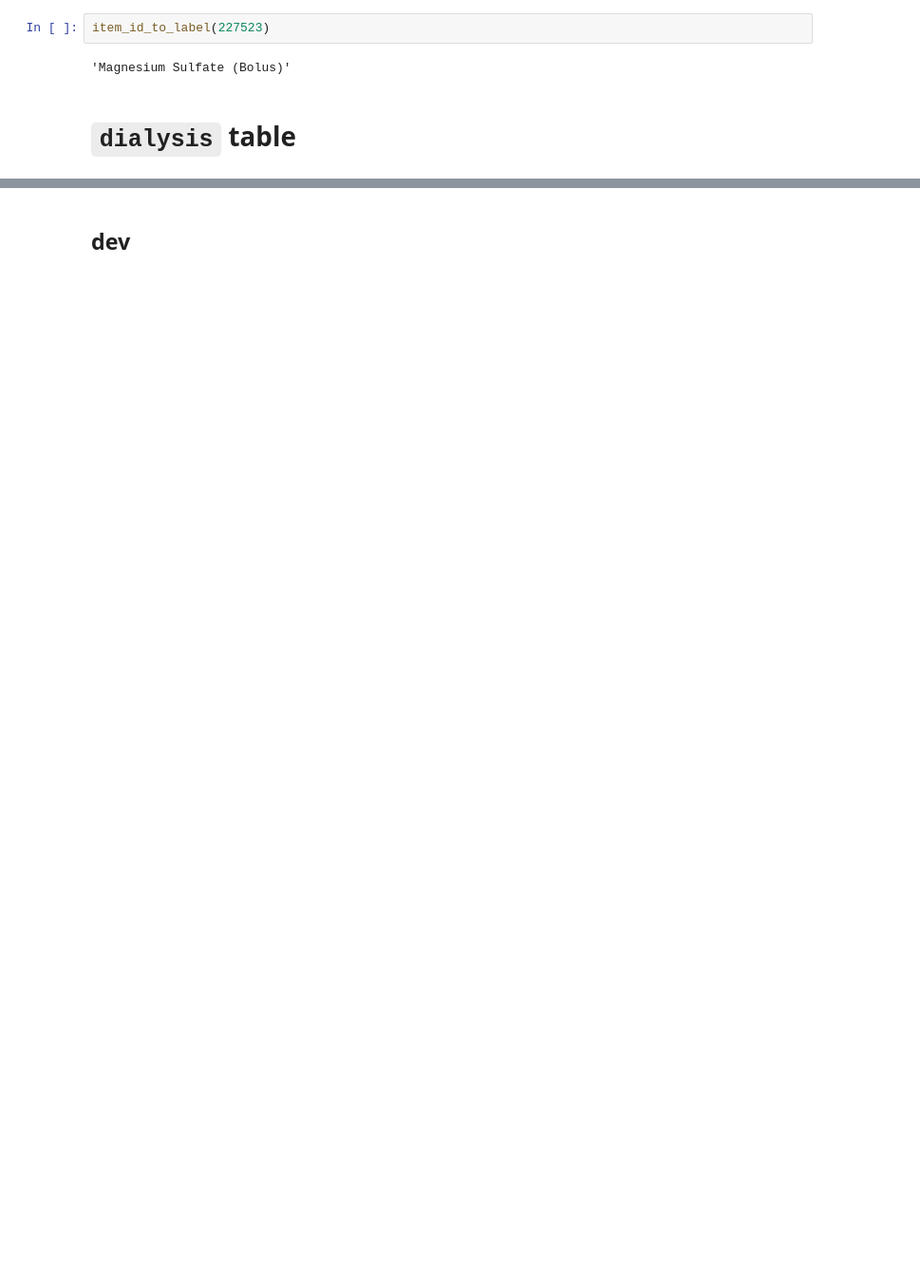
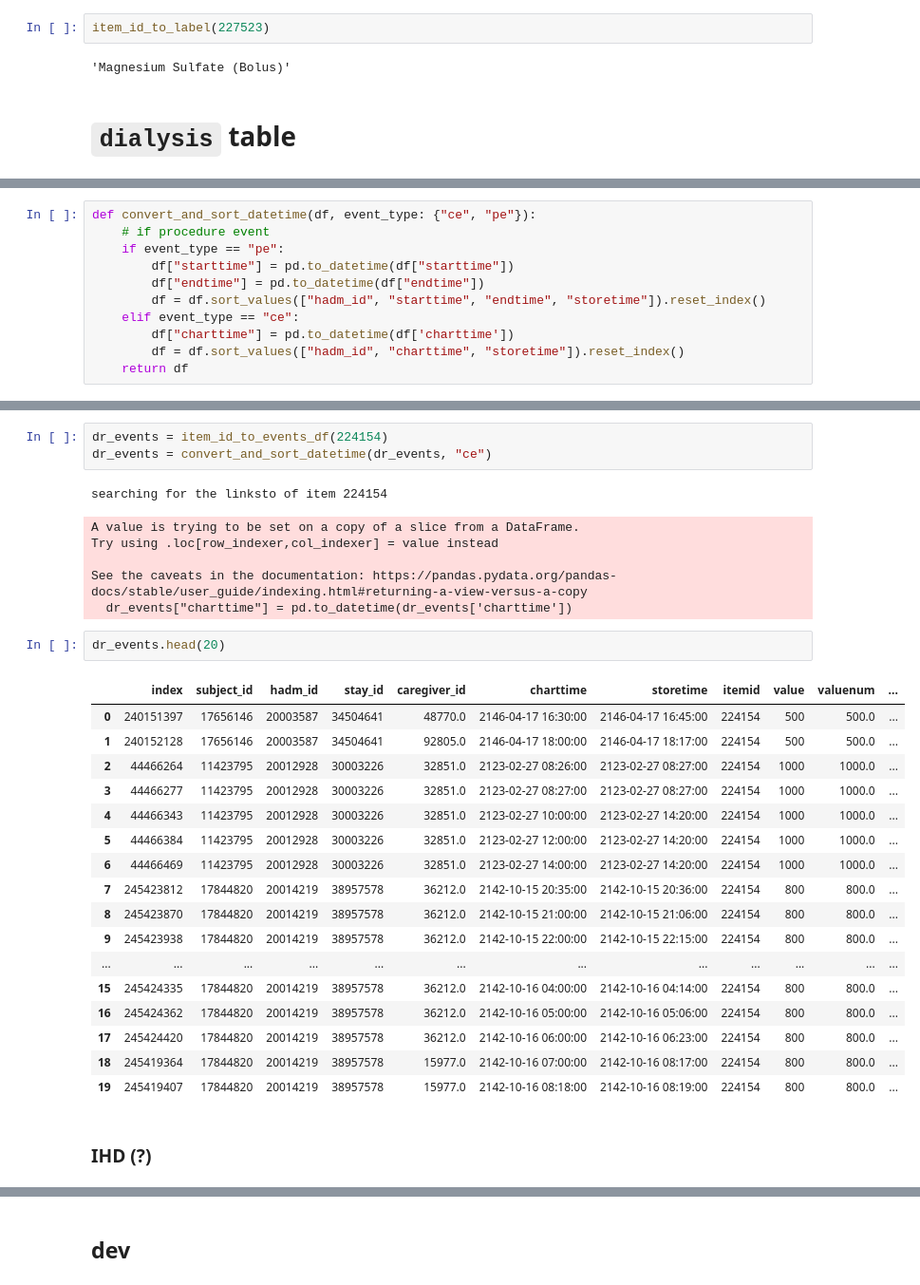
Before and after one commit to oldsandiaz/mimicclif, a Jupyter notebook: code/mimic-to-clif.ipynb, the cells around one changed output, grey strips where cells are left out. Shown at 95% size. Cells and saved outputs as stored; diff of their text form; blank space fills up the shorter version.

```diff
--- a/code/mimic-to-clif.ipynb
+++ b/code/mimic-to-clif.ipynb
@@ -1333,0 +1342,11 @@ item_id_to_label(227523)
+# %%
+def convert_and_sort_datetime(df, event_type: {"ce", "pe"}):
+    # if procedure event
+    if event_type == "pe":
+        df["starttime"] = pd.to_datetime(df["starttime"])
+        df["endtime"] = pd.to_datetime(df["endtime"])
+        df = df.sort_values(["hadm_id", "starttime", "endtime", "storetime"]).reset_index()
+    elif event_type == "ce":
+        df["charttime"] = pd.to_datetime(df['charttime'])
+        df = df.sort_values(["hadm_id", "charttime", "storetime"]).reset_index()
+    return df
@@ -1333,0 +1395,32 @@ item_id_to_label(227523)
+# %%
+dr_events = item_id_to_events_df(224154)
+dr_events = convert_and_sort_datetime(dr_events, "ce")
+# %% [output]
+searching for the linksto of item 224154
+A value is trying to be set on a copy of a slice from a DataFrame.
+Try using .loc[row_indexer,col_indexer] = value instead
+
+See the caveats in the documentation: https://pandas.pydata.org/pandas-docs/stable/user_guide/indexing.html#returning-a-view-versus-a-copy
+  dr_events["charttime"] = pd.to_datetime(dr_events['charttime'])
+# %%
+dr_events.head(20)
+# %% [output]
+|  | index | subject_id | hadm_id | stay_id | caregiver_id | charttime | storetime | itemid | value | valuenum | ... |
+| 0 | 240151397 | 17656146 | 20003587 | 34504641 | 48770.0 | 2146-04-17 16:30:00 | 2146-04-17 16:45:00 | 224154 | 500 | 500.0 | ... |
+| 1 | 240152128 | 17656146 | 20003587 | 34504641 | 92805.0 | 2146-04-17 18:00:00 | 2146-04-17 18:17:00 | 224154 | 500 | 500.0 | ... |
+| 2 | 44466264 | 11423795 | 20012928 | 30003226 | 32851.0 | 2123-02-27 08:26:00 | 2123-02-27 08:27:00 | 224154 | 1000 | 1000.0 | ... |
+| 3 | 44466277 | 11423795 | 20012928 | 30003226 | 32851.0 | 2123-02-27 08:27:00 | 2123-02-27 08:27:00 | 224154 | 1000 | 1000.0 | ... |
+| 4 | 44466343 | 11423795 | 20012928 | 30003226 | 32851.0 | 2123-02-27 10:00:00 | 2123-02-27 14:20:00 | 224154 | 1000 | 1000.0 | ... |
+| 5 | 44466384 | 11423795 | 20012928 | 30003226 | 32851.0 | 2123-02-27 12:00:00 | 2123-02-27 14:20:00 | 224154 | 1000 | 1000.0 | ... |
+| 6 | 44466469 | 11423795 | 20012928 | 30003226 | 32851.0 | 2123-02-27 14:00:00 | 2123-02-27 14:20:00 | 224154 | 1000 | 1000.0 | ... |
+| 7 | 245423812 | 17844820 | 20014219 | 38957578 | 36212.0 | 2142-10-15 20:35:00 | 2142-10-15 20:36:00 | 224154 | 800 | 800.0 | ... |
+| 8 | 245423870 | 17844820 | 20014219 | 38957578 | 36212.0 | 2142-10-15 21:00:00 | 2142-10-15 21:06:00 | 224154 | 800 | 800.0 | ... |
+| 9 | 245423938 | 17844820 | 20014219 | 38957578 | 36212.0 | 2142-10-15 22:00:00 | 2142-10-15 22:15:00 | 224154 | 800 | 800.0 | ... |
+| ... | ... | ... | ... | ... | ... | ... | ... | ... | ... | ... | ... |
+| 15 | 245424335 | 17844820 | 20014219 | 38957578 | 36212.0 | 2142-10-16 04:00:00 | 2142-10-16 04:14:00 | 224154 | 800 | 800.0 | ... |
+| 16 | 245424362 | 17844820 | 20014219 | 38957578 | 36212.0 | 2142-10-16 05:00:00 | 2142-10-16 05:06:00 | 224154 | 800 | 800.0 | ... |
+| 17 | 245424420 | 17844820 | 20014219 | 38957578 | 36212.0 | 2142-10-16 06:00:00 | 2142-10-16 06:23:00 | 224154 | 800 | 800.0 | ... |
+| 18 | 245419364 | 17844820 | 20014219 | 38957578 | 15977.0 | 2142-10-16 07:00:00 | 2142-10-16 08:17:00 | 224154 | 800 | 800.0 | ... |
+| 19 | 245419407 | 17844820 | 20014219 | 38957578 | 15977.0 | 2142-10-16 08:18:00 | 2142-10-16 08:19:00 | 224154 | 800 | 800.0 | ... |
+# %% [markdown]
+### IHD (?)
```
Also changed, not shown: parts of 36 cells of this notebook.
